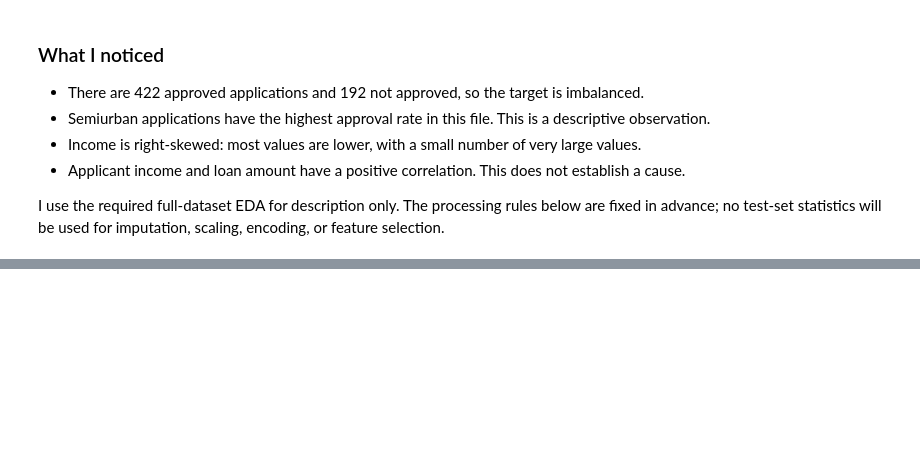
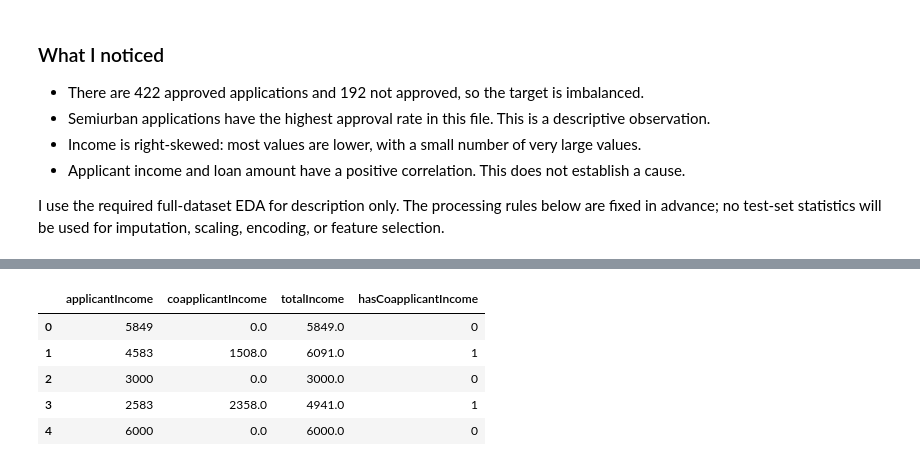
Before and after one commit to fayzliaqat/week2-data-preparation, a Jupyter notebook: week2_data_preparation.ipynb, the cells around one changed output, grey strips where cells are left out. Drawn from its saved outputs; the diff is of its cells as text; code cells hidden in the pictures; blank space fills up the shorter version.

Commit message:
Add cleaning decisions and income features

```diff
--- a/week2_data_preparation.ipynb
+++ b/week2_data_preparation.ipynb
@@ -208,0 +291,16 @@ imputation, scaling, encoding, or feature selection.
+# %%
+assert loanData[["applicantIncome", "coapplicantIncome"]].notna().all().all()
+
+loanData["totalIncome"] = loanData["applicantIncome"] + loanData["coapplicantIncome"]
+loanData["hasCoapplicantIncome"] = (loanData["coapplicantIncome"] > 0).astype(int)
+
+display(loanData[[
+    "applicantIncome", "coapplicantIncome", "totalIncome", "hasCoapplicantIncome"
+]].head())
+# %% [output]
+|  | applicantIncome | coapplicantIncome | totalIncome | hasCoapplicantIncome |
+| 0 | 5849 | 0.0 | 5849.0 | 0 |
+| 1 | 4583 | 1508.0 | 6091.0 | 1 |
+| 2 | 3000 | 0.0 | 3000.0 | 0 |
+| 3 | 2583 | 2358.0 | 4941.0 | 1 |
+| 4 | 6000 | 0.0 | 6000.0 | 0 |
```
Also changed, not shown: parts of 3 cells of this notebook, 1 other file.
